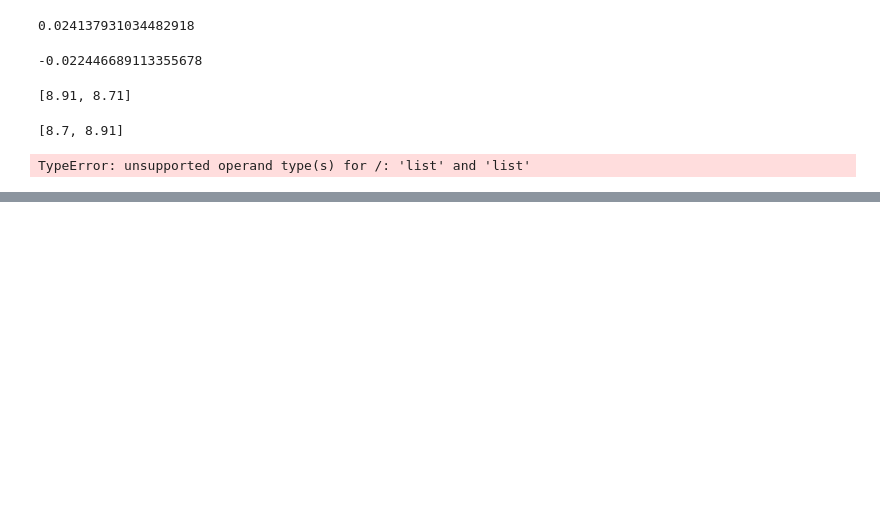
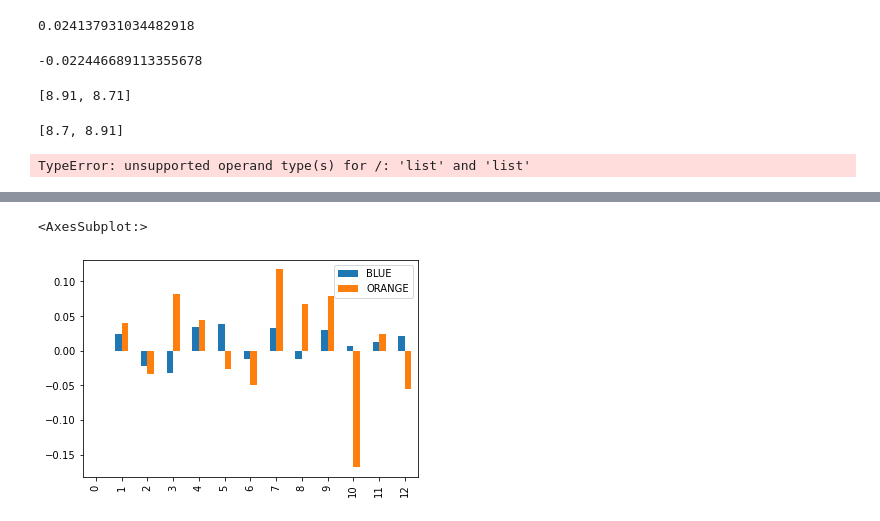
Before and after one commit to BawarJ/portfolio-analysis, a Jupyter notebook: Lab 1 - Basics of returns.ipynb, the cells around one changed output, grey strips where cells are left out. Drawn from its saved outputs; the diff is of its cells as text; code cells hidden in the pictures; blank space fills up the shorter version.

```diff
--- a/Lab 1 - Basics of returns.ipynb
+++ b/Lab 1 - Basics of returns.ipynb
@@ -35,0 +85,3 @@ NameError: name 'numpy' is not defined
+# %%
+returns = prices.pct_change()
+returns
@@ -35,0 +110,5 @@ NameError: name 'numpy' is not defined
+# %%
+returns.plot.bar()
+# %% [output]
+<AxesSubplot:>
+[figure, added]
```
Also changed, not shown: parts of 28 cells of this notebook, 18 other files.
